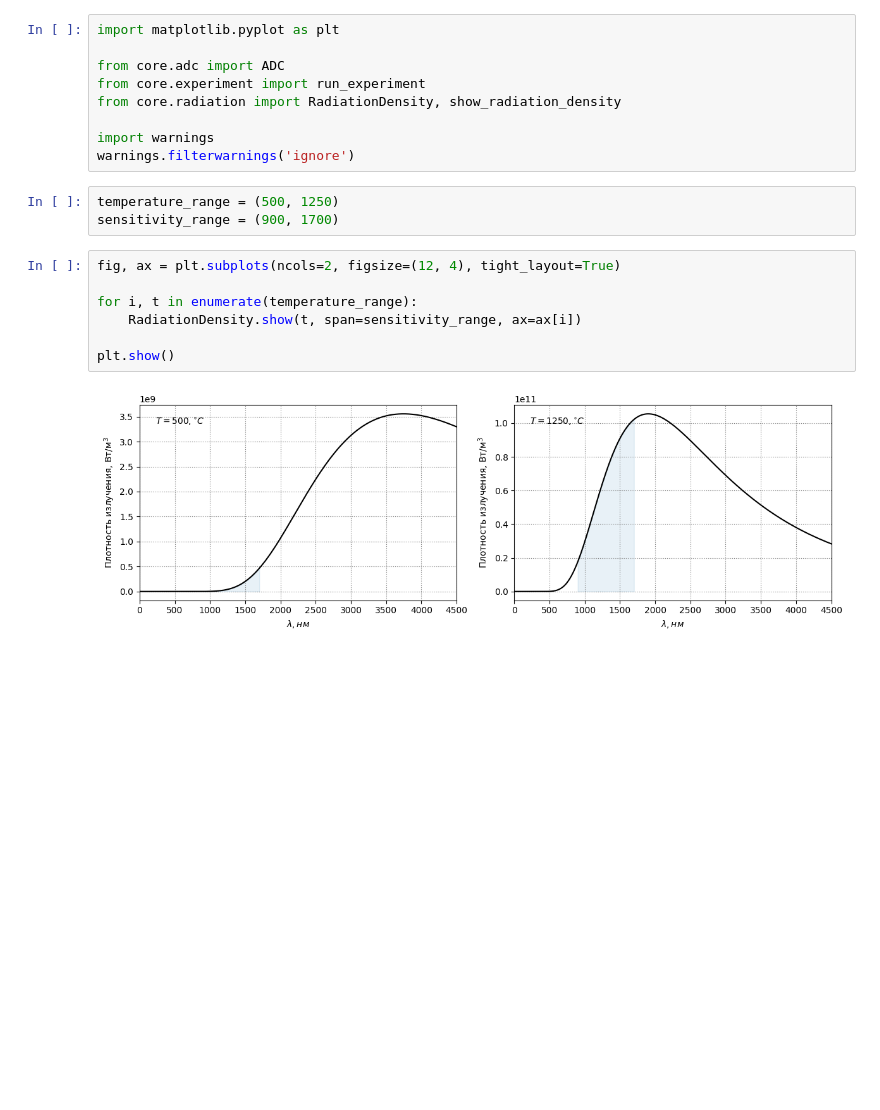
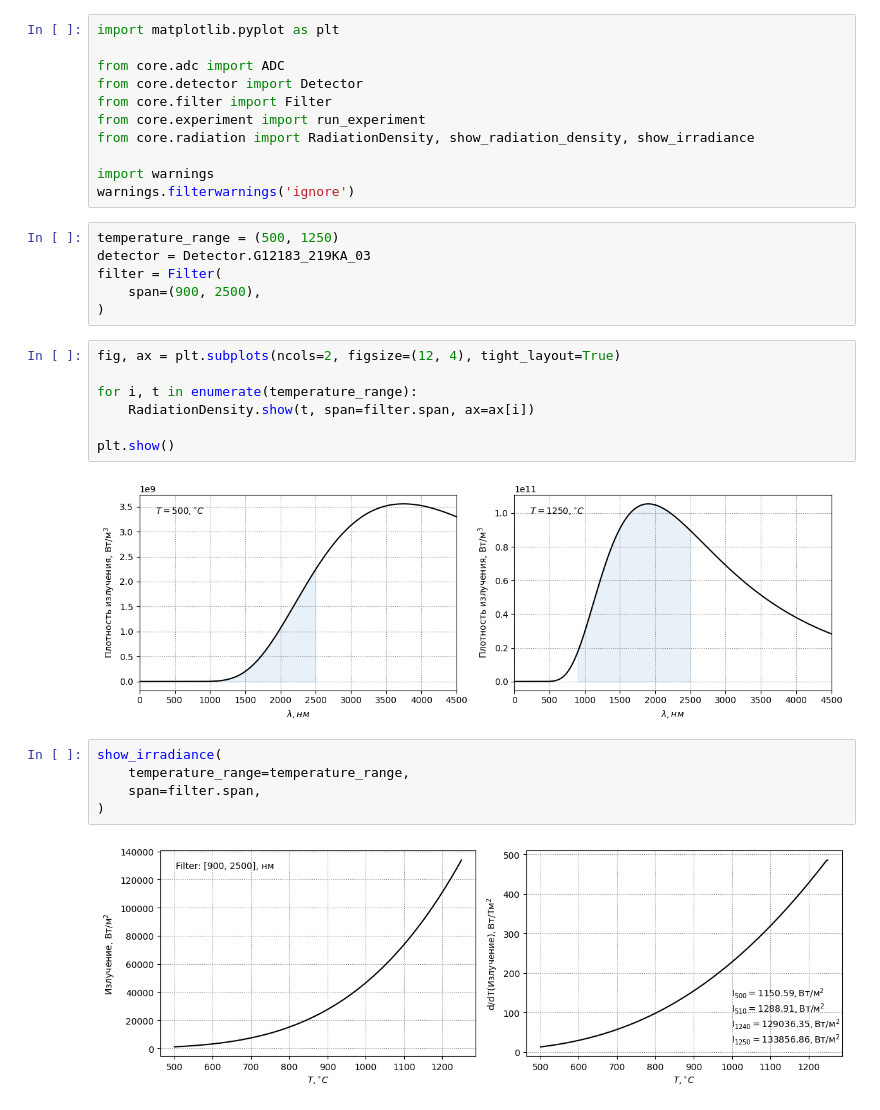
Before and after one commit to Exinker/optical-pyrometer, a Jupyter notebook: app.ipynb, the cells around one changed output. Saved outputs shown, nothing was run; the diff lists cells and outputs as text; blank space fills up the shorter version.

```diff
--- a/app.ipynb
+++ b/app.ipynb
@@ -2,21 +2,33 @@
 import matplotlib.pyplot as plt
 
 from core.adc import ADC
+from core.detector import Detector
+from core.filter import Filter
 from core.experiment import run_experiment
-from core.radiation import RadiationDensity, show_radiation_density
+from core.radiation import RadiationDensity, show_radiation_density, show_irradiance
 
 import warnings
 warnings.filterwarnings('ignore')
 # %%
 temperature_range = (500, 1250)
-sensitivity_range = (900, 1700)
+detector = Detector.G12183_219KA_03
+filter = Filter(
+    span=(900, 2500),
+)
 # %%
 fig, ax = plt.subplots(ncols=2, figsize=(12, 4), tight_layout=True)
 
 for i, t in enumerate(temperature_range):
-    RadiationDensity.show(t, span=sensitivity_range, ax=ax[i])
+    RadiationDensity.show(t, span=filter.span, ax=ax[i])
 
 plt.show()
 # %% [output]
 [figure]
+# %%
+show_irradiance(
+    temperature_range=temperature_range,
+    span=filter.span,
+)
+# %% [output]
+[figure, added]
 # %%
```
Also changed, not shown: parts of 2 cells of this notebook, 19 other files.
